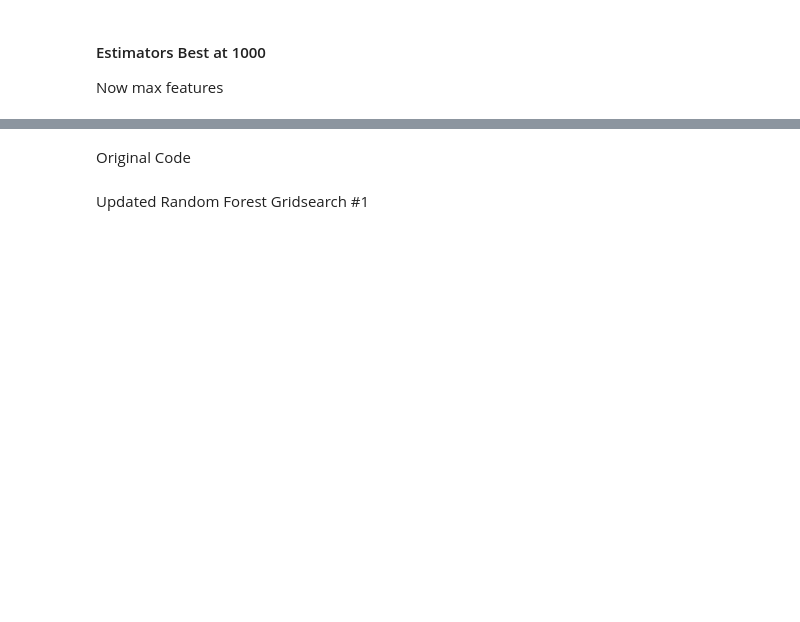
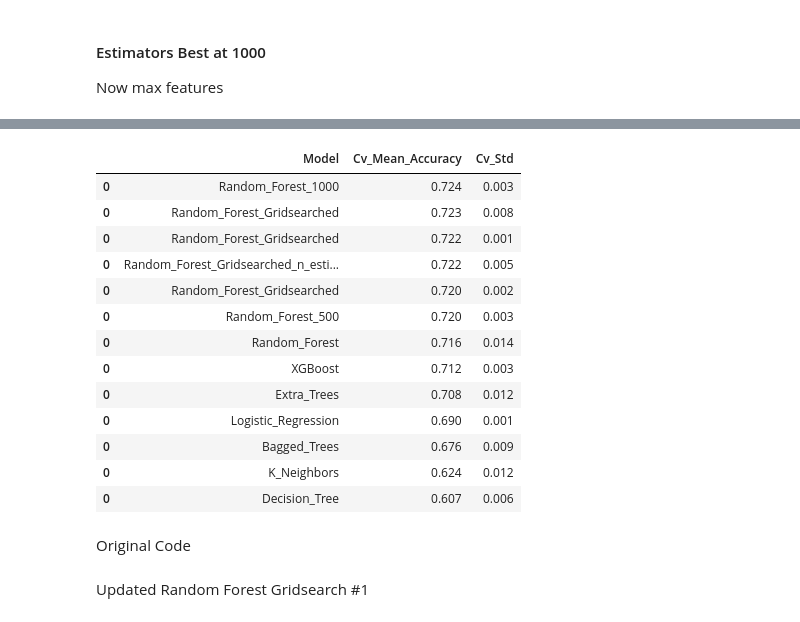
Before and after one commit to tmcroyce/UFC_Prediction_V2.1, a Jupyter notebook: V2_Newer_Notebooks/8. Prediction.ipynb, the cells around one changed output, grey strips where cells are left out. Drawn from its saved outputs; the diff is of its cells as text; code cells hidden in the pictures; blank space fills up the shorter version.

```diff
--- a/V2_Newer_Notebooks/8. Prediction.ipynb
+++ b/V2_Newer_Notebooks/8. Prediction.ipynb
@@ -764,0 +683,35 @@ ValueError: 'sqrt' is not in list
+# %%
+def progress_bar(param_grid):
+    keys, values = zip(*param_grid.items())
+    for v in tqdm(product(*values), desc='Grid Search Progress'):
+        yield dict(zip(keys, v))
+# %%
+def progress_bar(param_grid):
+    keys, values = zip(*param_grid.items())
+    for v in tqdm(product(*values), desc='Grid Search Progress'):
+        yield dict(zip(keys, v))
+
+params = {'model__n_estimators' : [250],
+          'model__max_depth' : [None,  7, 10, 15, 20, 24, 28, 32, 36, 40, 44, 50, 55, 60, 65, 70, 75, 80, 90, 100],
+          'model__max_features' : ['auto', 'sqrt', .6],
+          'model__min_samples_leaf' : [1, 2, 3, 4, 5],
+          'model__min_samples_split' : [2, 3, 4, 5],
+          'model__bootstrap' :  [True],
+          'model__criterion' : ['gini', 'entropy']}
+
+param_grid_iter = list(progress_bar(params))
+
+grid_search = GridSearchCV(estimator=rf_model, param_grid=param_grid_iter, cv=4, scoring='accuracy', n_jobs=16, verbose=0)
+
+grid_search.fit(X_train, y_train)
+
+gs_max_features_results, gs_mf_fig  = GridSearch_results(grid_search, param_name='model__max_features',
+                                                         num_results=0, graph=True, display_all_params=False)
+
+gs_max_depth_results, gs_md_fig = GridSearch_results(grid_search, param_name='model__max_depth',
+                                                     num_results=0, graph=True, display_all_params=False)
+
+play_jobs_done()
+
+results_df = pd.DataFrame(grid_search.cv_results_)
+results_df.sort_values(by='rank_test_score').head(5)
@@ -765,2 +770,21 @@ ValueError: 'sqrt' is not in list
+# %%
+final_gridsearched_model = gridsearched_model(best_estimator, 'Random_Forest_Gridsearched')
+# %%
+final_gridsearched_model
+# %% [output]
+|  | Model | Cv_Mean_Accuracy | Cv_Std |
+| 0 | Random_Forest_1000 | 0.724 | 0.003 |
+| 0 | Random_Forest_Gridsearched | 0.723 | 0.008 |
+| 0 | Random_Forest_Gridsearched | 0.722 | 0.001 |
+| 0 | Random_Forest_Gridsearched_n_esti... | 0.722 | 0.005 |
+| 0 | Random_Forest_Gridsearched | 0.720 | 0.002 |
+| 0 | Random_Forest_500 | 0.720 | 0.003 |
+| 0 | Random_Forest | 0.716 | 0.014 |
+| 0 | XGBoost | 0.712 | 0.003 |
+| 0 | Extra_Trees | 0.708 | 0.012 |
+| 0 | Logistic_Regression | 0.690 | 0.001 |
+| 0 | Bagged_Trees | 0.676 | 0.009 |
+| 0 | K_Neighbors | 0.624 | 0.012 |
+| 0 | Decision_Tree | 0.607 | 0.006 |
 # %% [markdown]
 Original Code
```
Also changed, not shown: parts of 61 cells of this notebook, 2 other files.
